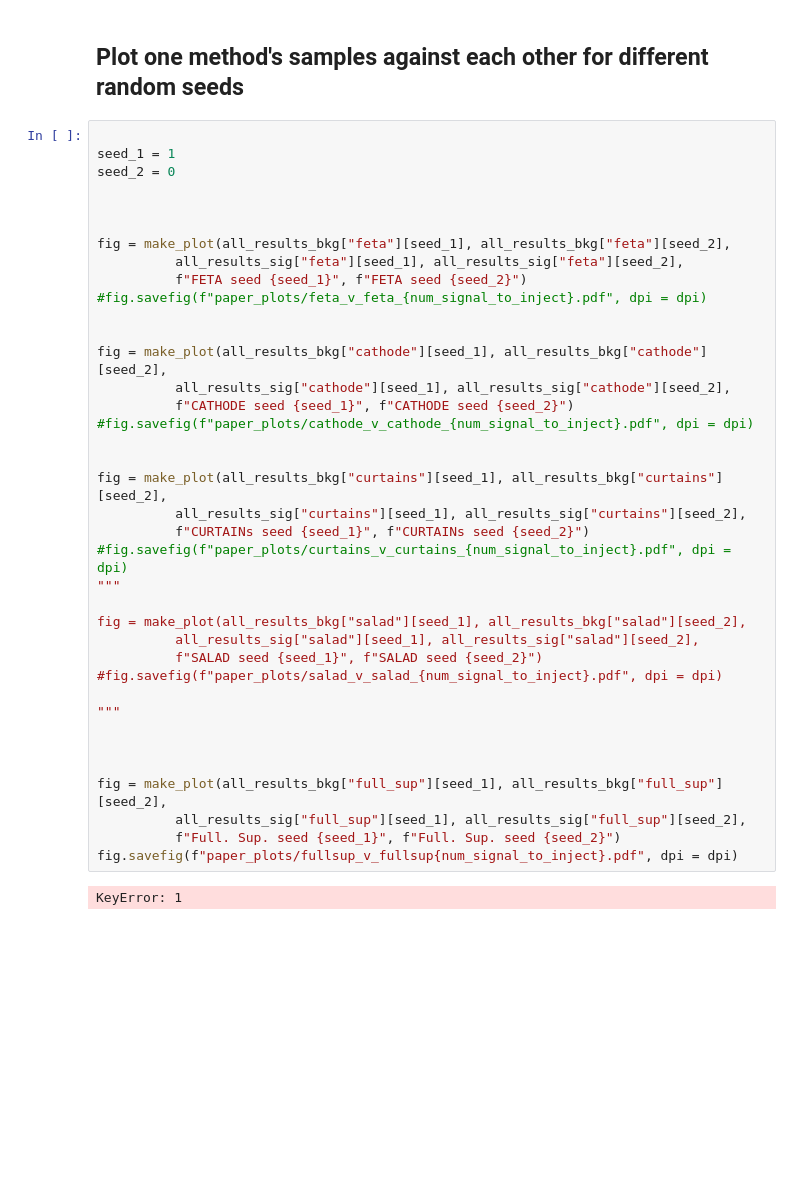
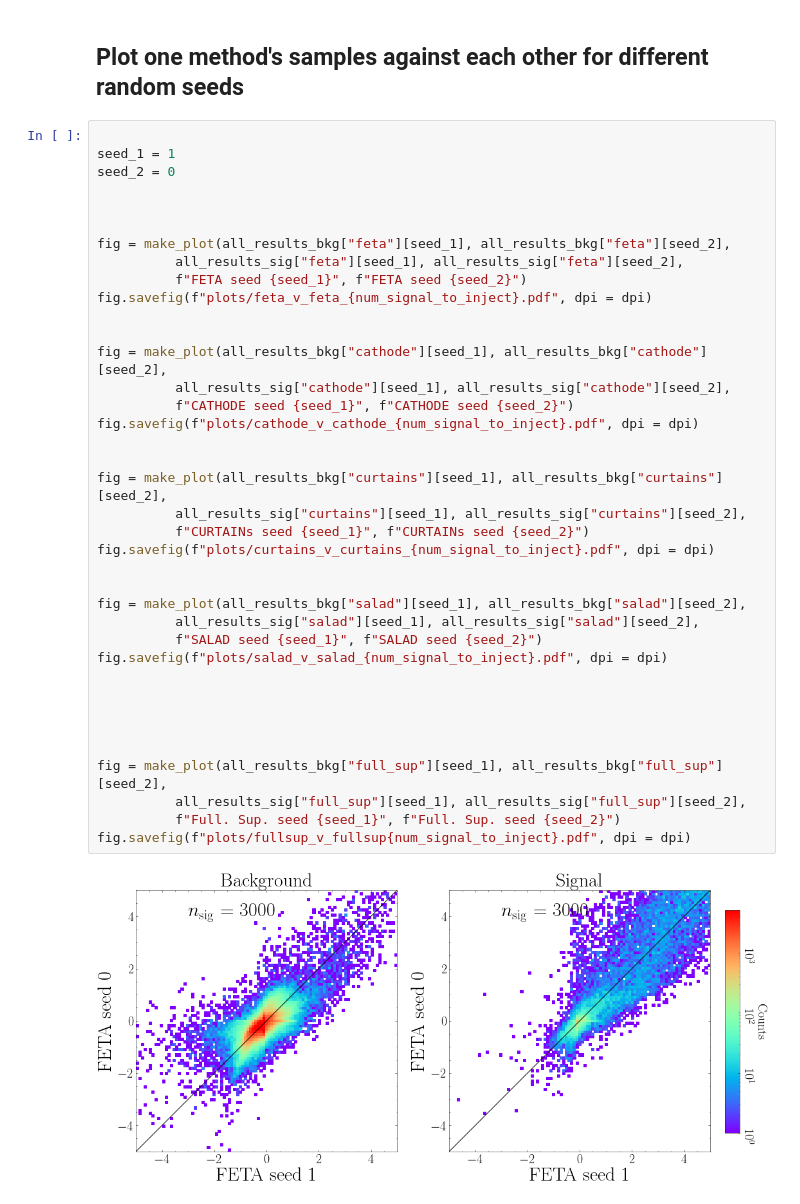
Before and after one commit to rmastand/synthetic_SM_AD, a Jupyter notebook: analyze_scatterplot_all_synth.ipynb, the cells around one changed output. Drawn from its saved outputs; the diff is of its cells as text; blank space fills up the shorter version.

```diff
--- a/analyze_scatterplot_all_synth.ipynb
+++ b/analyze_scatterplot_all_synth.ipynb
@@ -256,38 +263,38 @@ fig.show()
 seed_1 = 1
 seed_2 = 0
 
 
 
 fig = make_plot(all_results_bkg["feta"][seed_1], all_results_bkg["feta"][seed_2],
           all_results_sig["feta"][seed_1], all_results_sig["feta"][seed_2],
           f"FETA seed {seed_1}", f"FETA seed {seed_2}")
-#fig.savefig(f"paper_plots/feta_v_feta_{num_signal_to_inject}.pdf", dpi = dpi)
+fig.savefig(f"plots/feta_v_feta_{num_signal_to_inject}.pdf", dpi = dpi)
 
 
 fig = make_plot(all_results_bkg["cathode"][seed_1], all_results_bkg["cathode"][seed_2],
           all_results_sig["cathode"][seed_1], all_results_sig["cathode"][seed_2],
           f"CATHODE seed {seed_1}", f"CATHODE seed {seed_2}")
-#fig.savefig(f"paper_plots/cathode_v_cathode_{num_signal_to_inject}.pdf", dpi = dpi)
+fig.savefig(f"plots/cathode_v_cathode_{num_signal_to_inject}.pdf", dpi = dpi)
 
 
 fig = make_plot(all_results_bkg["curtains"][seed_1], all_results_bkg["curtains"][seed_2],
           all_results_sig["curtains"][seed_1], all_results_sig["curtains"][seed_2],
           f"CURTAINs seed {seed_1}", f"CURTAINs seed {seed_2}")
-#fig.savefig(f"paper_plots/curtains_v_curtains_{num_signal_to_inject}.pdf", dpi = dpi)
-"""
+fig.savefig(f"plots/curtains_v_curtains_{num_signal_to_inject}.pdf", dpi = dpi)
+
 
 fig = make_plot(all_results_bkg["salad"][seed_1], all_results_bkg["salad"][seed_2],
           all_results_sig["salad"][seed_1], all_results_sig["salad"][seed_2],
           f"SALAD seed {seed_1}", f"SALAD seed {seed_2}")
-#fig.savefig(f"paper_plots/salad_v_salad_{num_signal_to_inject}.pdf", dpi = dpi)
+fig.savefig(f"plots/salad_v_salad_{num_signal_to_inject}.pdf", dpi = dpi)
 
-"""
+
 
 
 
 fig = make_plot(all_results_bkg["full_sup"][seed_1], all_results_bkg["full_sup"][seed_2],
           all_results_sig["full_sup"][seed_1], all_results_sig["full_sup"][seed_2],
           f"Full. Sup. seed {seed_1}", f"Full. Sup. seed {seed_2}")
-fig.savefig(f"paper_plots/fullsup_v_fullsup{num_signal_to_inject}.pdf", dpi = dpi)
+fig.savefig(f"plots/fullsup_v_fullsup{num_signal_to_inject}.pdf", dpi = dpi)
 # %% [output]
-KeyError: 1
+[figure, added]
```
Also changed, not shown: parts of 7 cells of this notebook, 3 other files.
